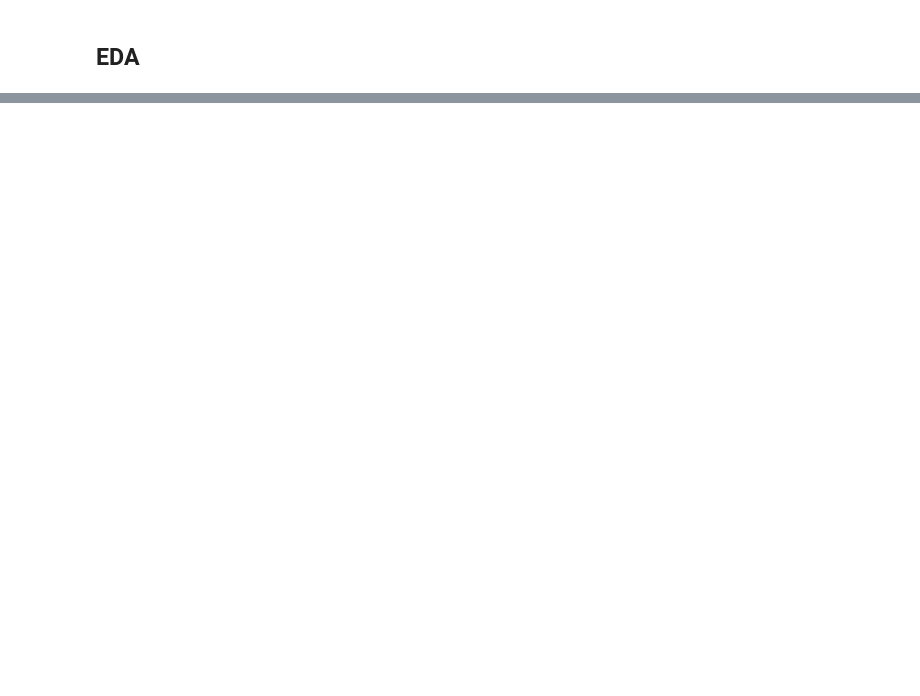
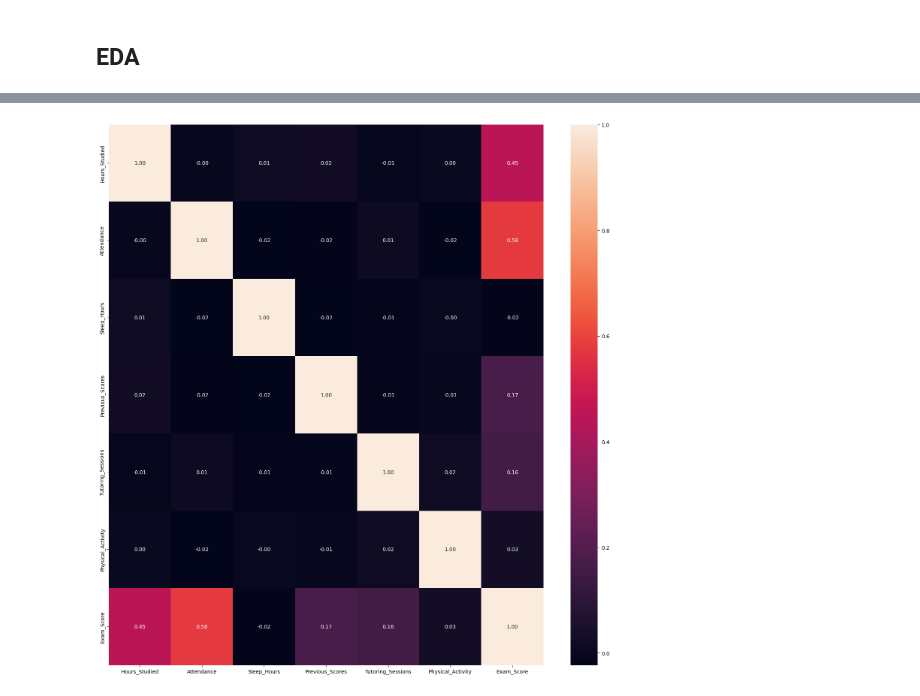
Before and after one commit to Jasn2002/flask-ml-web-application, a Jupyter notebook: EDA.ipynb, the cells around one changed output, grey strips where cells are left out. Drawn from its saved outputs; the diff is of its cells as text; code cells hidden in the pictures; blank space fills up the shorter version.

```diff
--- a/EDA.ipynb
+++ b/EDA.ipynb
@@ -42,0 +63,13 @@ df
+# %%
+#HEATMAP
+
+fig, axes = plt.subplots(figsize=(15, 15))
+
+sns.heatmap(df[numeric_variables].corr(), annot = True, fmt = ".2f")
+
+plt.tight_layout()
+
+# Draw Plot
+plt.show()
+# %% [output]
+[figure, added]
```
Also changed, not shown: parts of 8 cells of this notebook, 17 other files.
